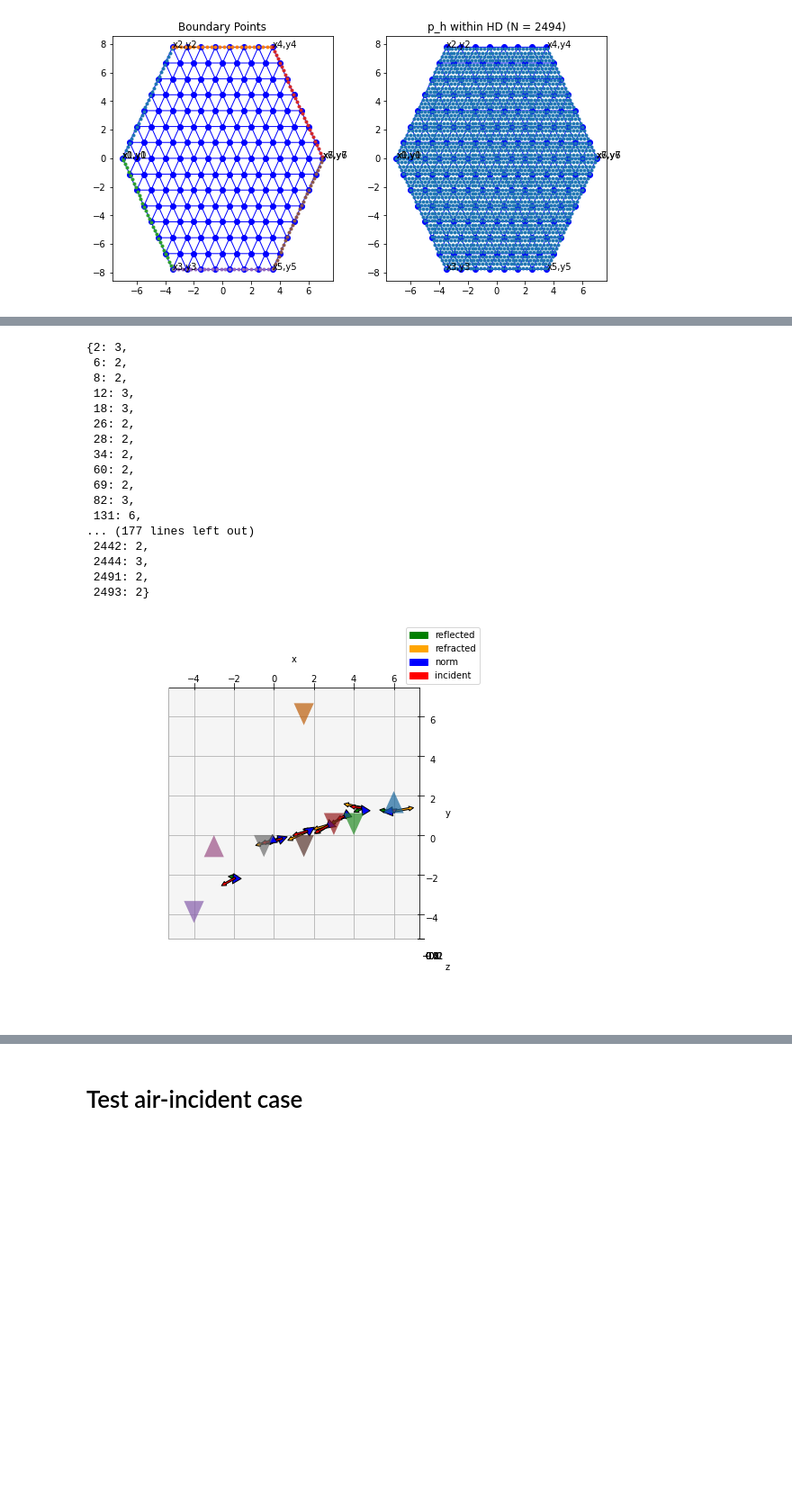
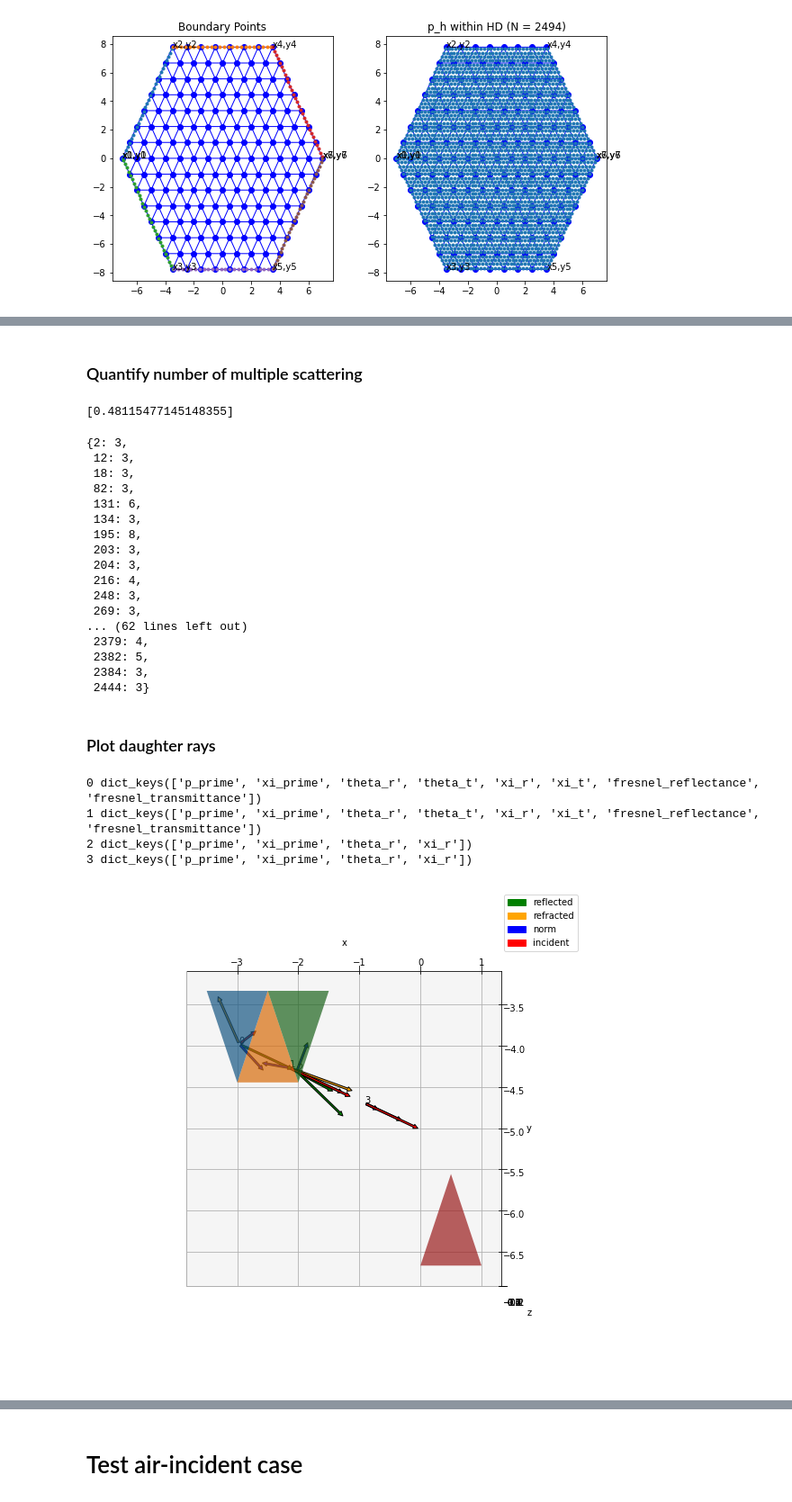
Before and after one commit to pakhuiying/wave_simulation, a Jupyter notebook: Cox_Munk_wave.ipynb, the cells around one changed output, grey strips where cells are left out. Shown at 90% size. Drawn from its saved outputs; the diff is of its cells as text; code cells hidden in the pictures; blank space fills up the shorter version.

```diff
--- a/Cox_Munk_wave.ipynb
+++ b/Cox_Munk_wave.ipynb
@@ -1019,2 +857,0 @@ rt.save_daughter_rays(daughter_rays=all_daughter_rays,
-# %%
-dr = rt.load_daughter_rays(save_fp = join(r"D:\PAKHUIYING\Image_processing\wave_simulation","save_DR"))
@@ -1172,26 +914,43 @@ step = step)
 data_list = rt.load_daughter_rays(
     save_fp = join(r"D:\PAKHUIYING\Image_processing\wave_simulation","save_DR"))
+# %% [markdown]
+### Quantify number of multiple scattering
+# %%
+rt.multiple_scattering(data_list,thresh=4)
+# %% [output]
+[0.48115477145148355]
 # %%
-{k:len(v) for k,v in data_list[0].items() if len(v)>1}
+{k:len(v) for k,v in data_list[0].items() if len(v) > 2}
 # %% [output]
 {2: 3,
- 6: 2,
- 8: 2,
  12: 3,
  18: 3,
- 26: 2,
- 28: 2,
- 34: 2,
- 60: 2,
- 69: 2,
  82: 3,
  131: 6,
-... (177 lines left out)
- 2442: 2,
- 2444: 3,
- 2491: 2,
- 2493: 2}
+ 134: 3,
+ 195: 8,
+ 203: 3,
+ 204: 3,
+ 216: 4,
+ 248: 3,
+ 269: 3,
+... (62 lines left out)
+ 2379: 4,
+ 2382: 5,
+ 2384: 3,
+ 2444: 3}
+# %% [markdown]
+### Plot daughter rays
+# %%
+for k,v in data_list[0][566].items():
+    print(k,v['DR'].keys())
+    # print(v['WF'].keys())
+# %% [output]
+0 dict_keys(['p_prime', 'xi_prime', 'theta_r', 'theta_t', 'xi_r', 'xi_t', 'fresnel_reflectance', 'fresnel_transmittance'])
+1 dict_keys(['p_prime', 'xi_prime', 'theta_r', 'theta_t', 'xi_r', 'xi_t', 'fresnel_reflectance', 'fresnel_transmittance'])
+2 dict_keys(['p_prime', 'xi_prime', 'theta_r', 'xi_r'])
+3 dict_keys(['p_prime', 'xi_prime', 'theta_r', 'xi_r'])
 # %%
-rt.plot_daughter_rays(data_list[0][195],elev=90,azim=270)
+rt.plot_daughter_rays(data_list[0][566],elev=90,azim=270) #195
 # %% [output]
-[figure, old version]
+[figure, new version]
```
Also changed, not shown: parts of 18 cells of this notebook, 3 other files.
